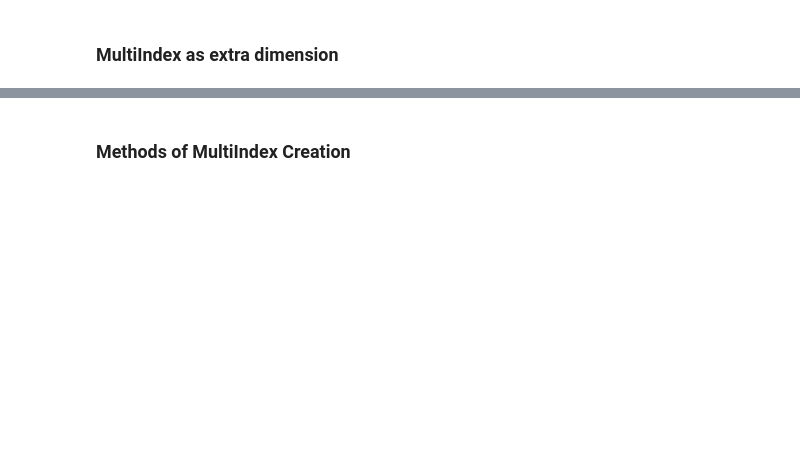
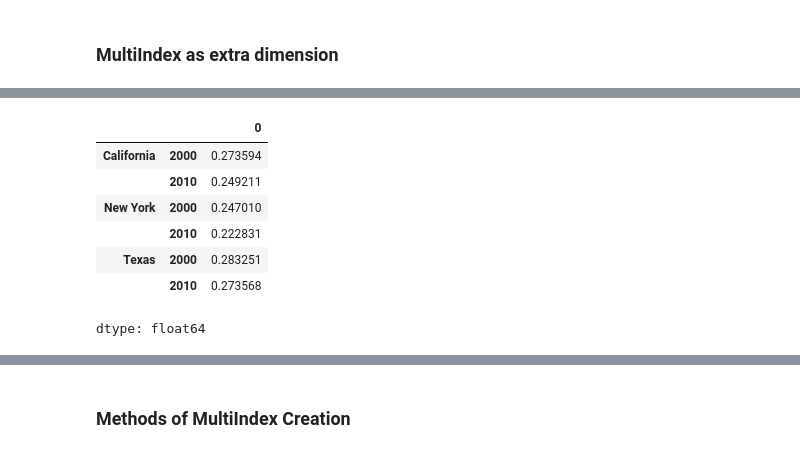
Before and after one commit to Huii0529/Data-Science-Project, a Jupyter notebook: P167347_Week10_DataManipulation_Pandas_20260523.ipynb, the cells around one changed output, grey strips where cells are left out. Drawn from its saved outputs; the diff is of its cells as text; code cells hidden in the pictures; blank space fills up the shorter version.

```diff
--- a/P167347_Week10_DataManipulation_Pandas_20260523.ipynb
+++ b/P167347_Week10_DataManipulation_Pandas_20260523.ipynb
@@ -1031,3 +1235,15 @@ pop_df
+# %%
+# Compute the fraction of people under 18 by year
+(pop_df['under18'] / pop_df['total'])
+# %% [output]
+|  |  | 0 |
+| California | 2000 | 0.273594 |
+|  | 2010 | 0.249211 |
+| New York | 2000 | 0.247010 |
+|  | 2010 | 0.222831 |
+| Texas | 2000 | 0.283251 |
+|  | 2010 | 0.273568 |
+dtype: float64
 # %%
 # Compute the fraction of people under 18 by year
 (pop_df['under18'] / pop_df['total']).unstack()
```
Also changed, not shown: parts of 74 cells of this notebook.
